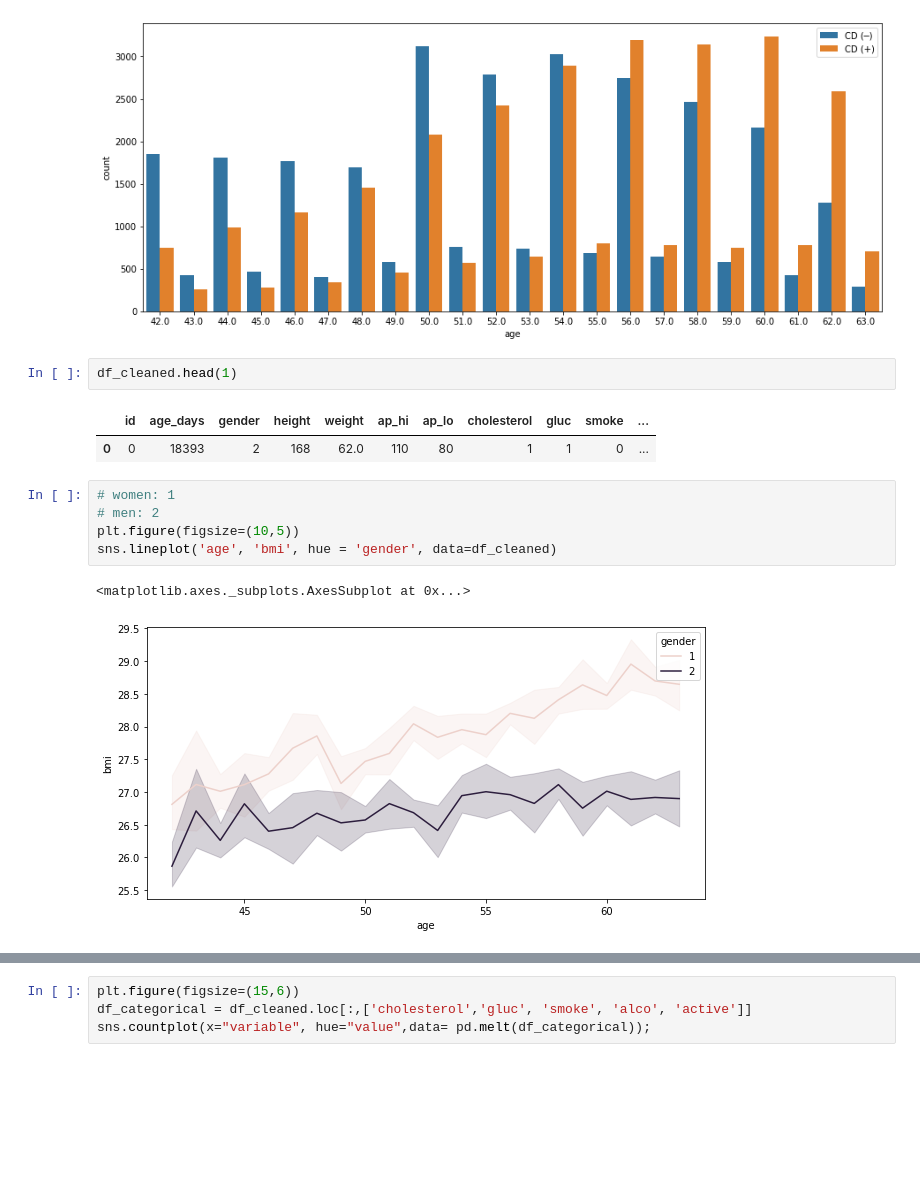
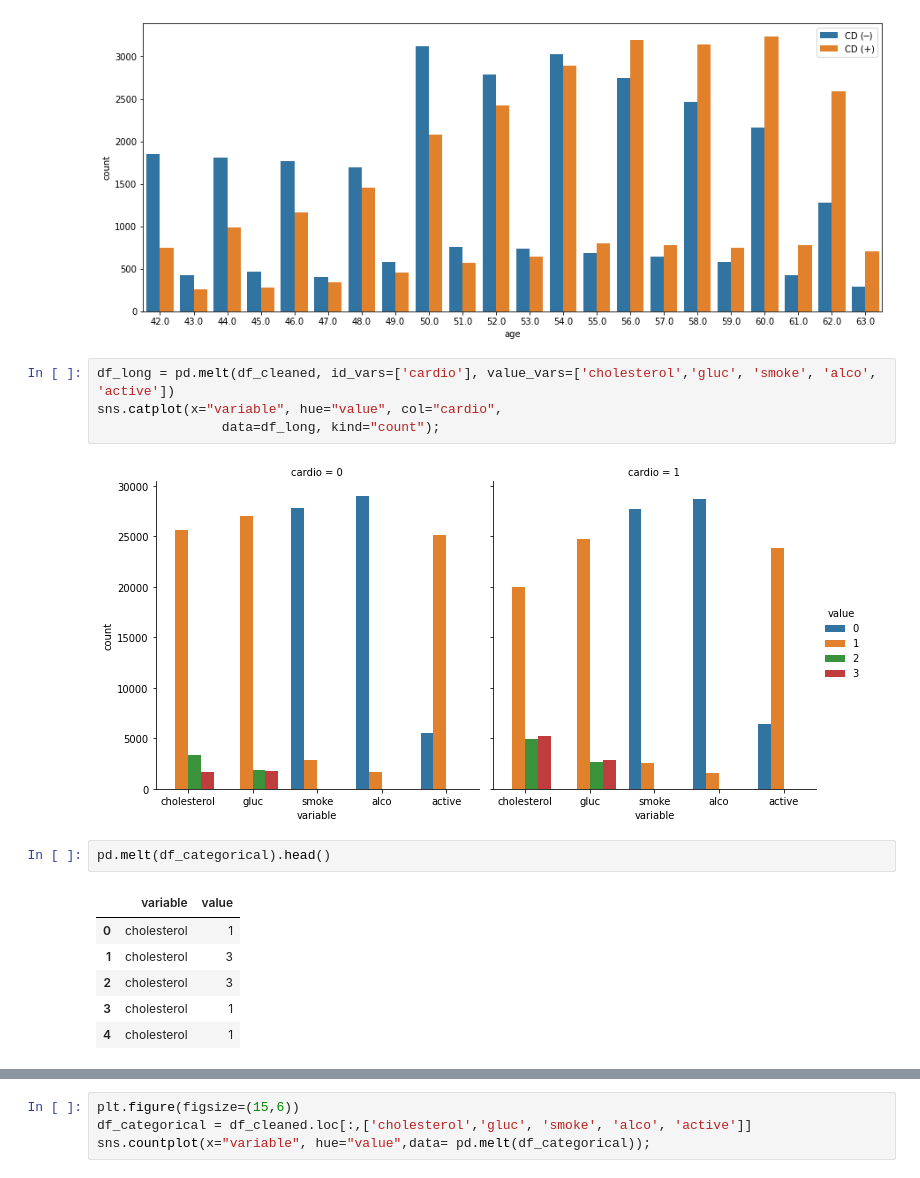
Before and after one commit to Dennieeeee/Heart-Disease, a Jupyter notebook: Cardiovascular_心血管.ipynb, the cells around one changed output, grey strips where cells are left out. Drawn from its saved outputs; the diff is of its cells as text; blank space fills up the shorter version.

```diff
--- a/Cardiovascular_心血管.ipynb
+++ b/Cardiovascular_心血管.ipynb
@@ -244,16 +241,18 @@ plt.legend(['CD (─)', 'CD (+)'],
 # %% [output]
 <matplotlib.legend.Legend at 0x...>
 [figure]
-# %%
-df_cleaned.head(1)
-# %% [output]
-|  | id | age_days | gender | height | weight | ap_hi | ap_lo | cholesterol | gluc | smoke | ... |
-| 0 | 0 | 18393 | 2 | 168 | 62.0 | 110 | 80 | 1 | 1 | 0 | ... |
-# %%
-# women: 1
-# men: 2
-plt.figure(figsize=(10,5))
-sns.lineplot('age', 'bmi', hue = 'gender', data=df_cleaned)
-# %% [output]
-<matplotlib.axes._subplots.AxesSubplot at 0x...>
-[figure, removed]
+# %%
+df_long = pd.melt(df_cleaned, id_vars=['cardio'], value_vars=['cholesterol','gluc', 'smoke', 'alco', 'active'])
+sns.catplot(x="variable", hue="value", col="cardio",
+                data=df_long, kind="count");
+# %% [output]
+[figure, added]
+# %%
+pd.melt(df_categorical).head()
+# %% [output]
+|  | variable | value |
+| 0 | cholesterol | 1 |
+| 1 | cholesterol | 3 |
+| 2 | cholesterol | 3 |
+| 3 | cholesterol | 1 |
+| 4 | cholesterol | 1 |
```
Also changed, not shown: parts of 10 cells of this notebook.
